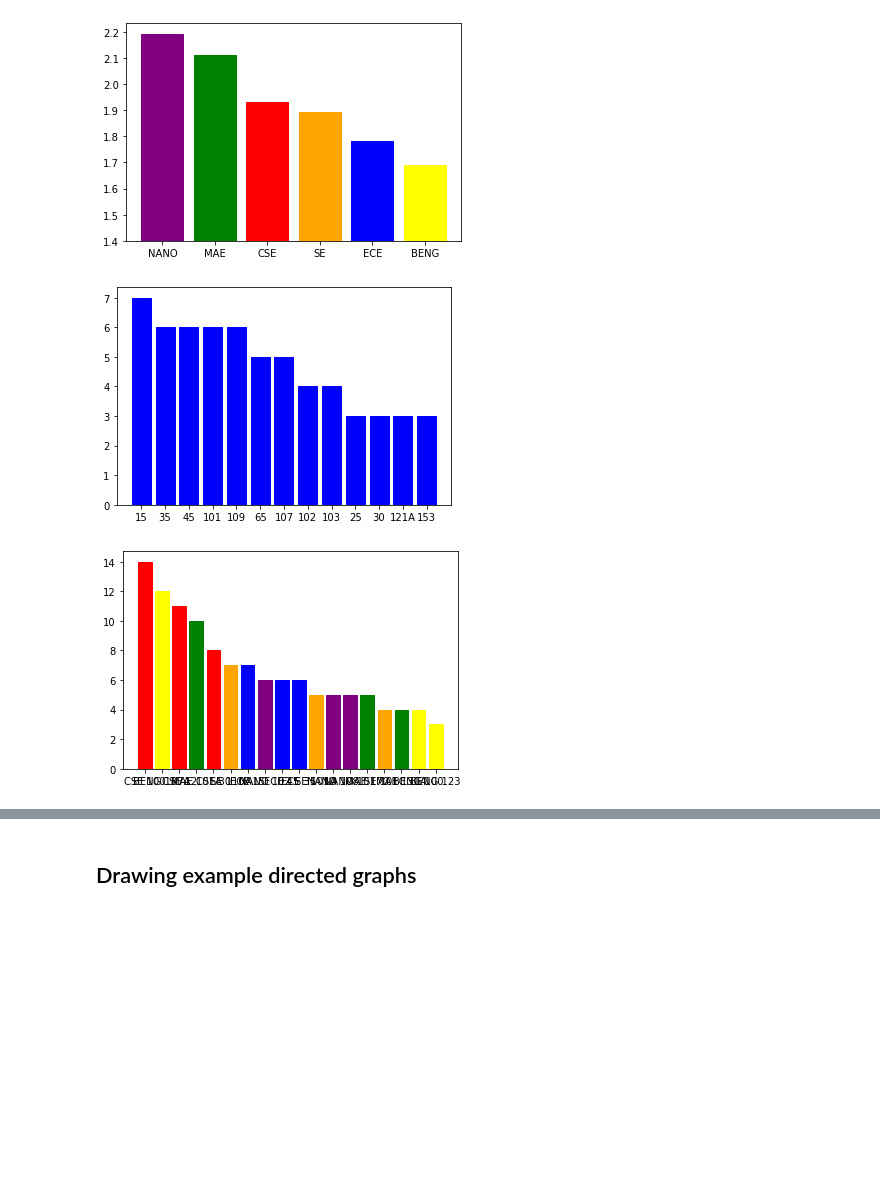
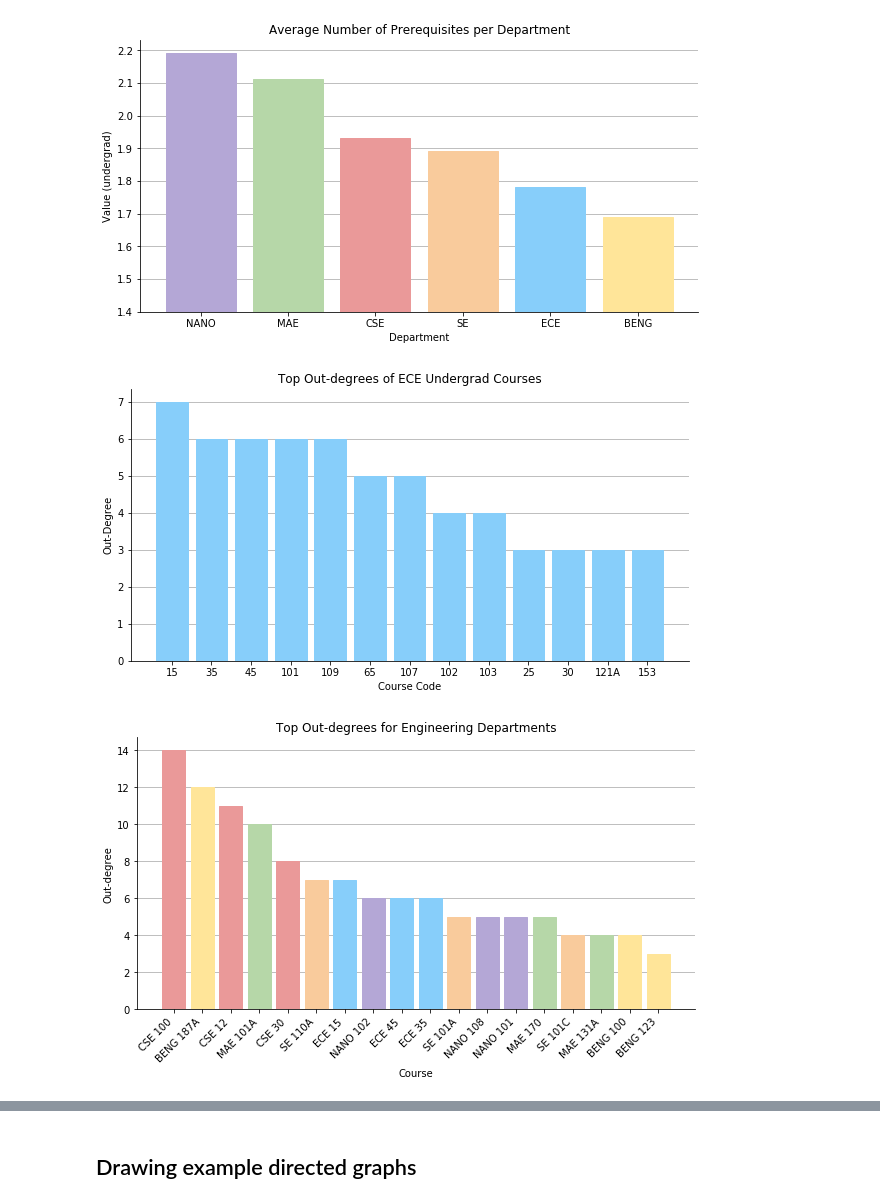
Before and after one commit to mbwibowo/ucsd-course-network, a Jupyter notebook: chart_viz.ipynb, the cells around one changed output, grey strips where cells are left out. Cells and saved outputs as stored; diff of their text form; code cells hidden in the pictures; blank space fills up the shorter version.

Commit message:
chore: polish visualizations

```diff
--- a/chart_viz.ipynb
+++ b/chart_viz.ipynb
@@ -1,9 +1,12 @@
 # %%
 %matplotlib inline
 
-from strip_catalogue import get_raw_course_list, get_quarter_offerings
+from strip_catalogue import get_raw_course_list, get_quarter_offerings, iterate_plan
 from scrapercleaner import clean_scrape
 import networkx as nx
 import re
+import matplotlib as mpl
+mpl.rcParams['axes.spines.right'] = False
+mpl.rcParams['axes.spines.top'] = False
 import matplotlib.pyplot as plt
 from networkx.drawing.nx_agraph import graphviz_layout
@@ -129,7 +114,7 @@ def get_flexibility(G):
     return sum/G.number_of_nodes()
 # %%
 depts = ['ECE', 'CSE', 'MAE', 'BENG', 'NANO', 'SE']
-colors = {'CSE': 'red', 'ECE': 'blue', 'MAE': 'green', 'NANO': 'purple', 'SE': 'orange', 'BENG': 'yellow'}
+colors = {'CSE': '#ea9999', 'ECE': '#87cefa', 'MAE': '#b6d7a8', 'NANO': '#b4a7d6', 'SE': '#f9cb9c', 'BENG': '#ffe599'}
 avg_prereqs = []
 out_degrees = []
 ece_out = []
@@ -148,38 +133,56 @@ for dept in depts:
     for i in range(3):
         out_degrees.append([out_deg[i][1], dept + ' ' + out_deg[i][0]])
     if dept == 'ECE':
         for i in range(13):
             ece_out.append([out_deg[i][1], out_deg[i][0]])
 
     for n in G.nodes():
         if dept == 'NANO':
             top_ancestors.append([len(nx.algorithms.dag.ancestors(G, n)), n])
     flex.append([get_flexibility(G),dept])
-
+plt.rc('axes', axisbelow=True)
+figsize=(10,5)
 avg_prereqs.sort(reverse=True)
-plt.figure()
+plt.figure(figsize=figsize)
 avg_bar = plt.bar([i[1] for i in avg_prereqs], [i[0]-1.4 for i in avg_prereqs],bottom=1.4)
+plt.title('Average Number of Prerequisites per Department')
+plt.xlabel('Department')
+plt.ylabel('Value (undergrad)')
+plt.grid(True, 'major', 'y')
 for i, bar in enumerate(avg_bar):
     bar.set_color(colors[avg_prereqs[i][1]])
 
-plt.figure()
+plt.figure(figsize=figsize)
 e_out_bar = plt.bar([i[1] for i in ece_out], [i[0] for i in ece_out])
+plt.title('Top Out-degrees of ECE Undergrad Courses')
+plt.xlabel('Course Code')
+plt.ylabel('Out-Degree')
+plt.grid(True, 'major', 'y')
 for i, bar in enumerate(e_out_bar):
     bar.set_color(colors['ECE'])
 
 out_degrees.sort(reverse=True)
-plt.figure()
+plt.figure(figsize=figsize)
 out_bar = plt.bar([i[1] for i in out_degrees], [i[0] for i in out_degrees])
+plt.title('Top Out-degrees for Engineering Departments')
+plt.xlabel('Course')
+plt.ylabel('Out-degree')
+plt.grid(True, 'major', 'y')
+plt.xticks(rotation=45, ha='right')
 for i, bar in enumerate(out_bar):
     bar.set_color(colors[out_degrees[i][1].split()[0]])
 
 top_ancestors.sort(reverse=True)
-plt.figure()
+plt.figure(figsize=figsize)
 top_ancestors = top_ancestors[:13]
 anc_bar = plt.bar([i[1] for i in top_ancestors], [i[0] for i in top_ancestors])
+plt.title('NANO undergrad courses with most ancestors')
+plt.xlabel('Course code')
+plt.ylabel('Number of ancestors')
+plt.grid(True, 'major', 'y')
 for i, bar in enumerate(anc_bar):
     bar.set_color(colors['NANO'])
 # %% [output]
-[figure, old version]
+[figure, new version]
-[figure, old version]
+[figure, new version]
-[figure, old version]
+[figure, new version]
```
Also changed, not shown: parts of 5 cells of this notebook.
